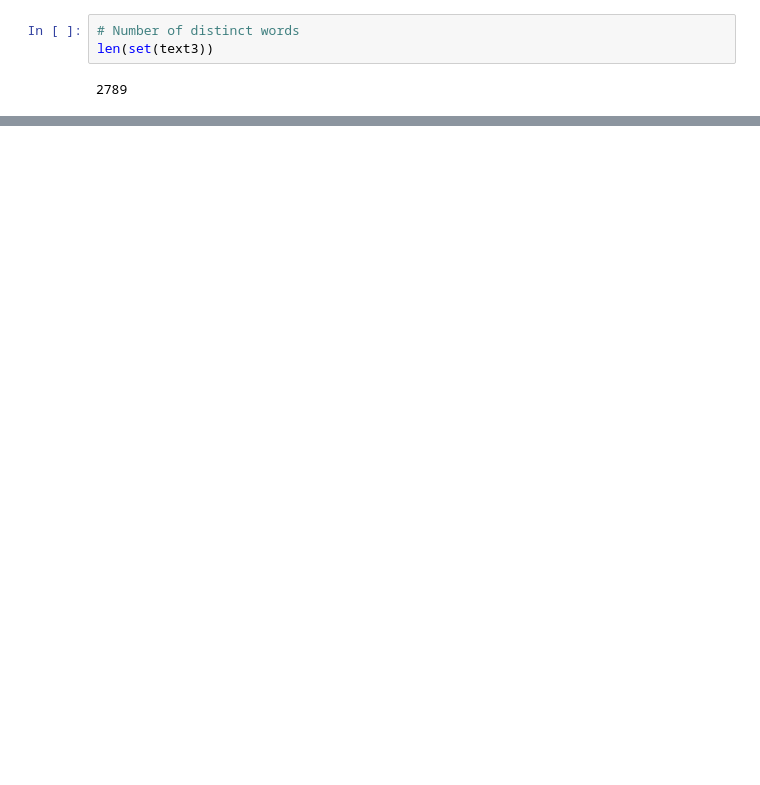
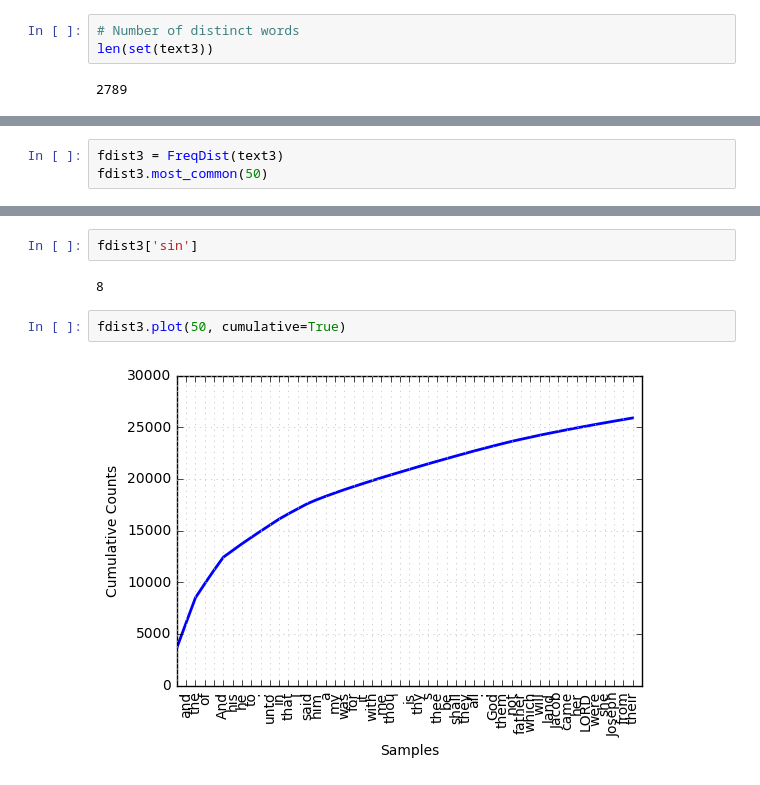
Before and after one commit to RoloTammasi/notes, a Jupyter notebook: nltk/nltk_stuff.ipynb, the cells around one changed output, grey strips where cells are left out. Saved outputs shown, nothing was run; the diff lists cells and outputs as text; blank space fills up the shorter version.

```diff
--- a/nltk/nltk_stuff.ipynb
+++ b/nltk/nltk_stuff.ipynb
@@ -81,0 +147,3 @@ len(set(text3))
+# %%
+fdist3 = FreqDist(text3)
+fdist3.most_common(50)
@@ -81,0 +168,8 @@ len(set(text3))
+# %%
+fdist3['sin']
+# %% [output]
+8
+# %%
+fdist3.plot(50, cumulative=True)
+# %% [output]
+[figure, added]
```
Also changed, not shown: parts of 11 cells of this notebook.
